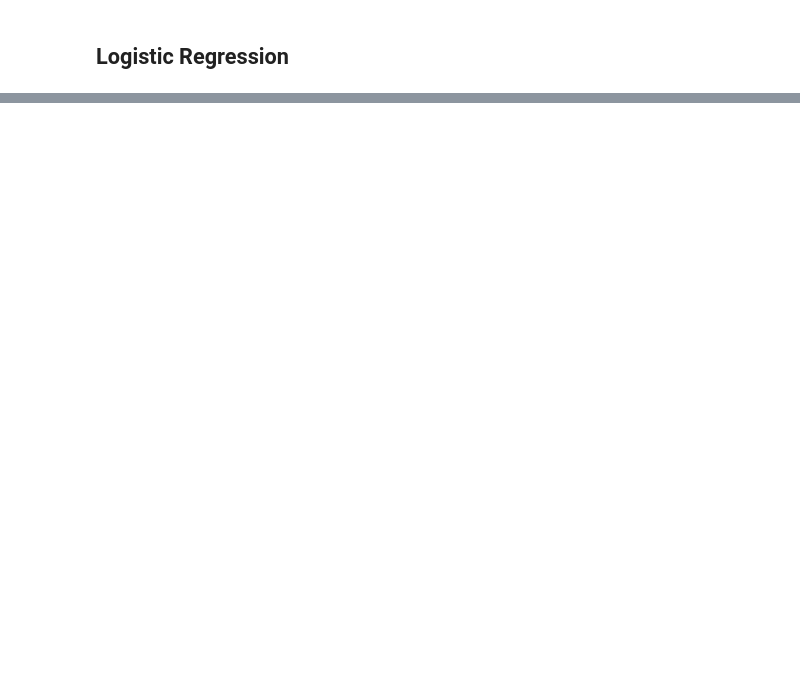
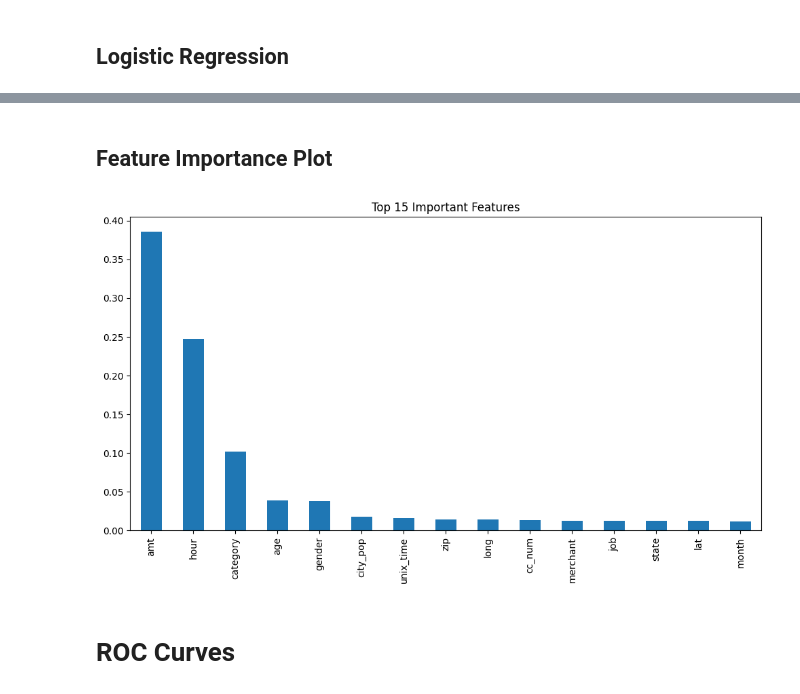
Before and after one commit to RwanHossamEldein/Detect-fraud-transaction, a Jupyter notebook: Detect-fraud-transaction-checkpoint.ipynb, the cells around one changed output, grey strips where cells are left out. Saved outputs shown, nothing was run; the diff lists cells and outputs as text; code cells hidden in the pictures; blank space fills up the shorter version.

```diff
--- a/Detect-fraud-transaction-checkpoint.ipynb
+++ b/Detect-fraud-transaction-checkpoint.ipynb
@@ -67,11 +67,11 @@ from sklearn.model_selection import train_test_split
 # =========================================================
 
 train_df = pd.read_csv(
-   r"D:\fruad_detection_project\dataset\fraudTrain.csv"
+   r"D:\fraud_detection_project\dataset\fraudTrain.csv"
 )
 
 test_df = pd.read_csv(
-    r"D:\fruad_detection_project\dataset\fraudTest.csv"
+    r"D:\fraud_detection_project\dataset\fraudTest.csv"
 )
 
 # =========================================================
@@ -664,34 +781,11 @@ print("ROC-AUC:",
+# %% [markdown]
+##  Feature Importance Plot
 # %%
-from lightgbm import LGBMClassifier #بعد التحسين
+importance.head(15).plot(kind='bar', figsize=(12,6))
 
-# =========================================================
-# LightGBM
-# =========================================================
-
-lgbm_model = LGBMClassifier(
-    n_estimators=100,
-    learning_rate=0.1,
-    max_depth=6,
-    class_weight='balanced',
-    random_state=42,
-    num_leaves=31,
-    subsample=0.8,
-    colsample_bytree=0.8
-)
-
-# Training
-lgbm_model.fit(X_train, y_train)
-
-# Prediction
-y_pred_lgbm = lgbm_model.predict(X_val)
-y_prob_lgbm = lgbm_model.predict_proba(X_val)[:, 1]
-
-# Evaluation
-print("\n--- LightGBM Classification Report ---")
-
-print(confusion_matrix(y_val, y_pred_lgbm))
-
-print(classification_report(y_val, y_pred_lgbm))
-
-print("ROC-AUC:",
-      roc_auc_score(y_val, y_prob_lgbm))
+plt.title("Top 15 Important Features")
+plt.show()
+# %% [output]
+[figure, added]
+# %% [markdown]
+#  ROC Curves
```
Also changed, not shown: parts of 38 cells of this notebook.
